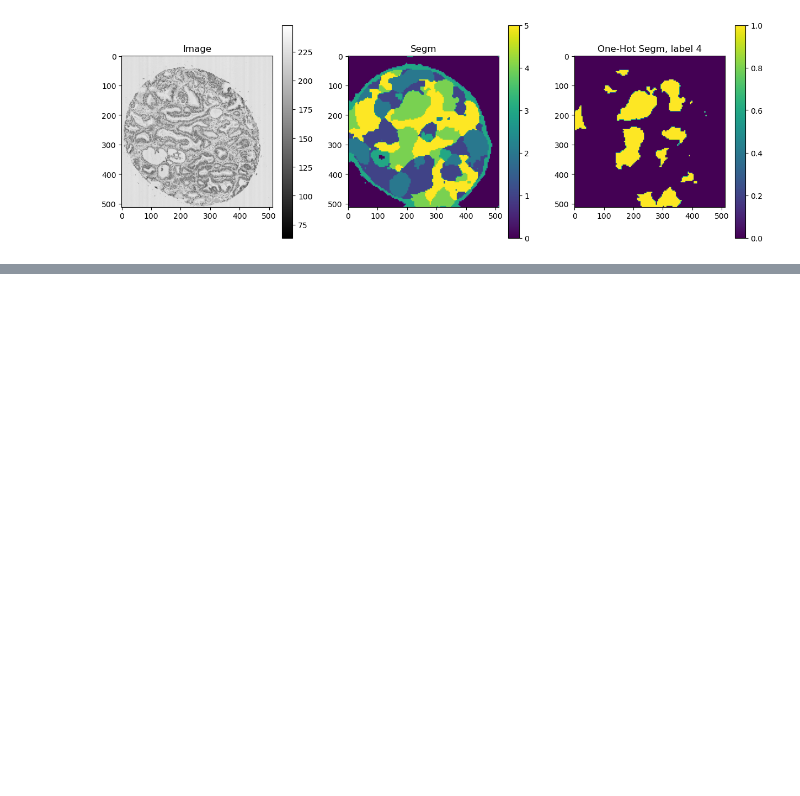
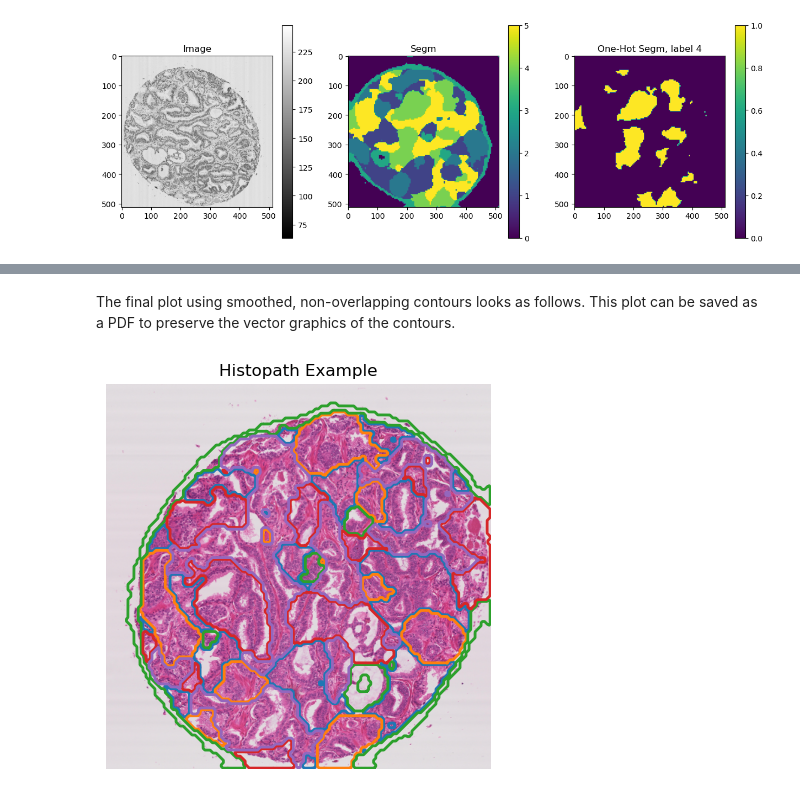
Before and after one commit to OnofreyLab/segmentation-plot, a Jupyter notebook: notebooks/example_histopath.ipynb, the cells around one changed output, grey strips where cells are left out. Drawn from its saved outputs; the diff is of its cells as text; code cells hidden in the pictures; blank space fills up the shorter version.

```diff
--- a/notebooks/example_histopath.ipynb
+++ b/notebooks/example_histopath.ipynb
@@ -125,0 +110,20 @@ plt.show()
+# %% [markdown]
+The final plot using smoothed, non-overlapping contours looks as follows. This plot can be saved as a PDF to preserve the vector graphics of the contours.
+# %%
+
+plt.figure('example', (5, 5))
+segmplot.plot_segmentation(
+    image=Image.astype(int).squeeze(),
+    segm=[Segm_onehot.squeeze()],
+    segm_cmap=[plt.colormaps['tab10']],
+    smooth_sigma=2.0,
+    threshold=0.7,
+    linewidth=2.0,
+    alpha=1.0,
+    linestyle='-',
+)
+plt.title("Histopath Example")
+plt.savefig('histopath_example.pdf', bbox_inches='tight')
+plt.show()
+# %% [output]
+[figure, added]
```
Also changed, not shown: parts of 9 cells of this notebook, 3 other files.
